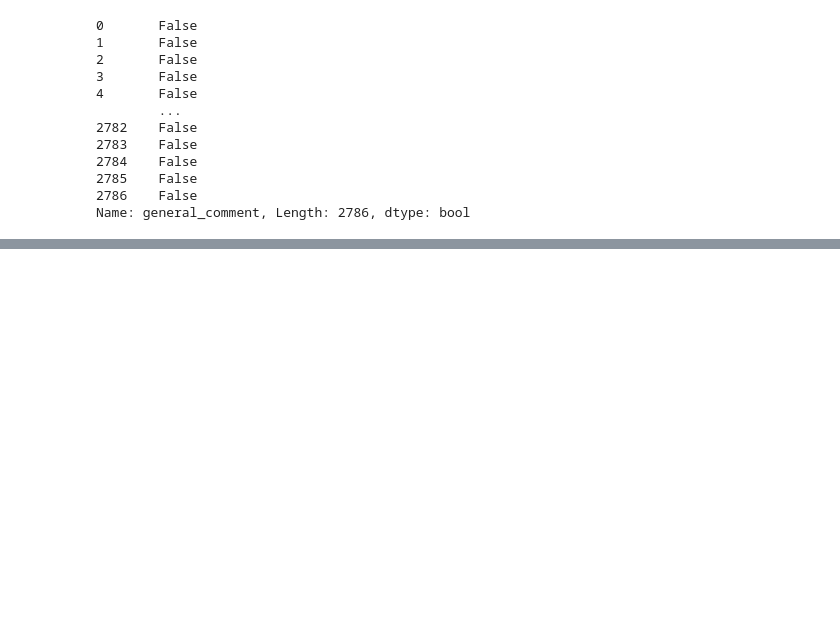
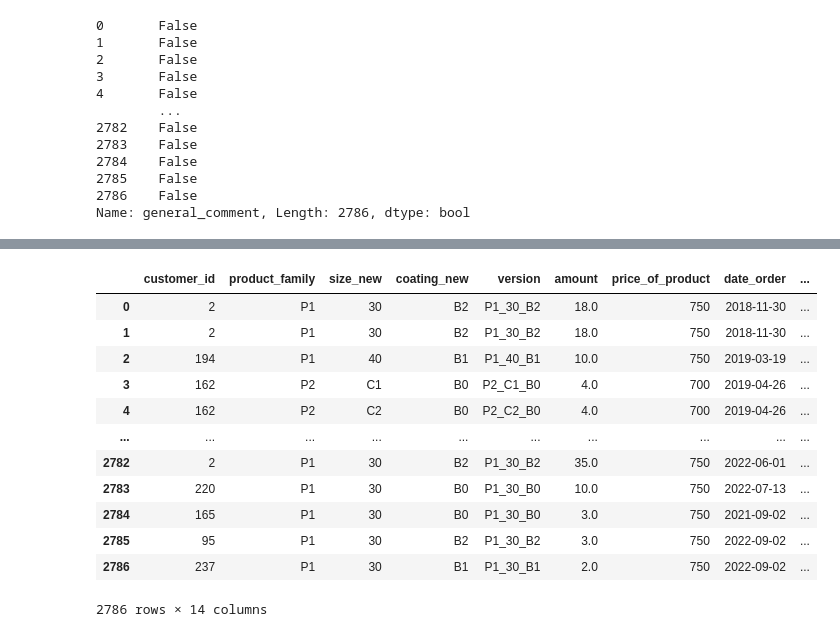
Before and after one commit to esrabecker/DA_Midterm_Project, a Jupyter notebook: Customer_Notebook/Customer Data Cleaning -Esra.ipynb, the cells around one changed output, grey strips where cells are left out. Cells and saved outputs as stored; diff of their text form; code cells hidden in the pictures; blank space fills up the shorter version.

```diff
--- a/Customer_Notebook/Customer Data Cleaning -Esra.ipynb
+++ b/Customer_Notebook/Customer Data Cleaning -Esra.ipynb
@@ -597,0 +584,3 @@ array(['OEM', 'S100', 0, 'CO F1.4', 'SX', 'S12', 'S3', 'CO', 'CO F1.1',
+# %%
+anon_df['machine_type'] = anon_df['machine_type'].replace(['S3', 'S3 NANO', 'S12', 'SX', 'SX NANO', 'S100', 'CO', 'CO F1.1', 'CO F1.4', 'CO F1.4 BSC', 'CO X1', 'spheroONE', 'OEM', 'S5/S11'],['M1', 'M1N', 'M2', 'M3', 'M3N', 'M4', 'M5', 'M6', 'M7', 'M7B', 'M8', 'M9', 'M0', 'not a machine'])
+anon_df['machine_type'].unique()
@@ -656,0 +632,4 @@ call_off_boolean
+# %%
+#keys of the product list
+version_keys = list(anon_df['version'].unique())
+version_keys
@@ -656,0 +736,12 @@ call_off_boolean
+# %%
+# create dictionary for the prices of each product
+def price_dictionary(version_keys, price_values):
+    result = {} # empty dictionary
+    for key, value in zip(version_keys, price_values):
+        result[key] = value
+    return result
+
+print(price_dictionary(version_keys=version_keys, price_values=price_values))
+
+price_dict= price_dictionary(version_keys=version_keys, price_values=price_values)
+price_dict
@@ -656,0 +767,27 @@ call_off_boolean
+# %%
+#Assign the values from dictionary to a new column
+
+price_of_product = []
+
+for version in anon_df["version"]:
+    price_of_product.append(price_dict[version])
+
+price_of_product
+
+anon_df.insert(6, "price_of_product", price_of_product)
+# %%
+anon_df
+# %% [output]
+|  | customer_id | product_family | size_new | coating_new | version | amount | price_of_product | date_order | ... |
+| 0 | 2 | P1 | 30 | B2 | P1_30_B2 | 18.0 | 750 | 2018-11-30 | ... |
+| 1 | 2 | P1 | 30 | B2 | P1_30_B2 | 18.0 | 750 | 2018-11-30 | ... |
+| 2 | 194 | P1 | 40 | B1 | P1_40_B1 | 10.0 | 750 | 2019-03-19 | ... |
+| 3 | 162 | P2 | C1 | B0 | P2_C1_B0 | 4.0 | 700 | 2019-04-26 | ... |
+| 4 | 162 | P2 | C2 | B0 | P2_C2_B0 | 4.0 | 700 | 2019-04-26 | ... |
+| ... | ... | ... | ... | ... | ... | ... | ... | ... | ... |
+| 2782 | 2 | P1 | 30 | B2 | P1_30_B2 | 35.0 | 750 | 2022-06-01 | ... |
+| 2783 | 220 | P1 | 30 | B0 | P1_30_B0 | 10.0 | 750 | 2022-07-13 | ... |
+| 2784 | 165 | P1 | 30 | B0 | P1_30_B0 | 3.0 | 750 | 2021-09-02 | ... |
+| 2785 | 95 | P1 | 30 | B2 | P1_30_B2 | 3.0 | 750 | 2022-09-02 | ... |
+| 2786 | 237 | P1 | 30 | B1 | P1_30_B1 | 2.0 | 750 | 2022-09-02 | ... |
+2786 rows × 14 columns
```
Also changed, not shown: parts of 14 cells of this notebook.
